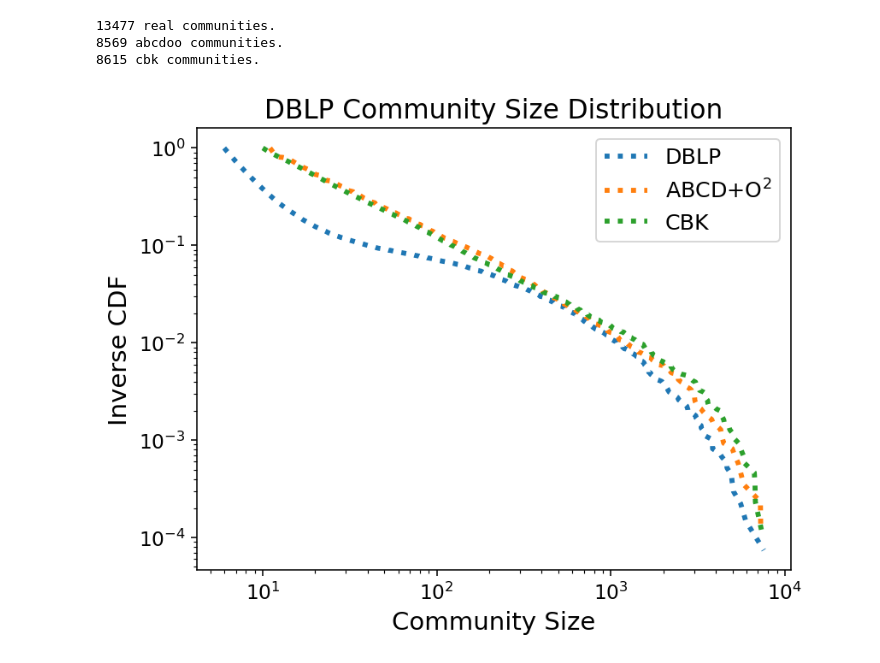
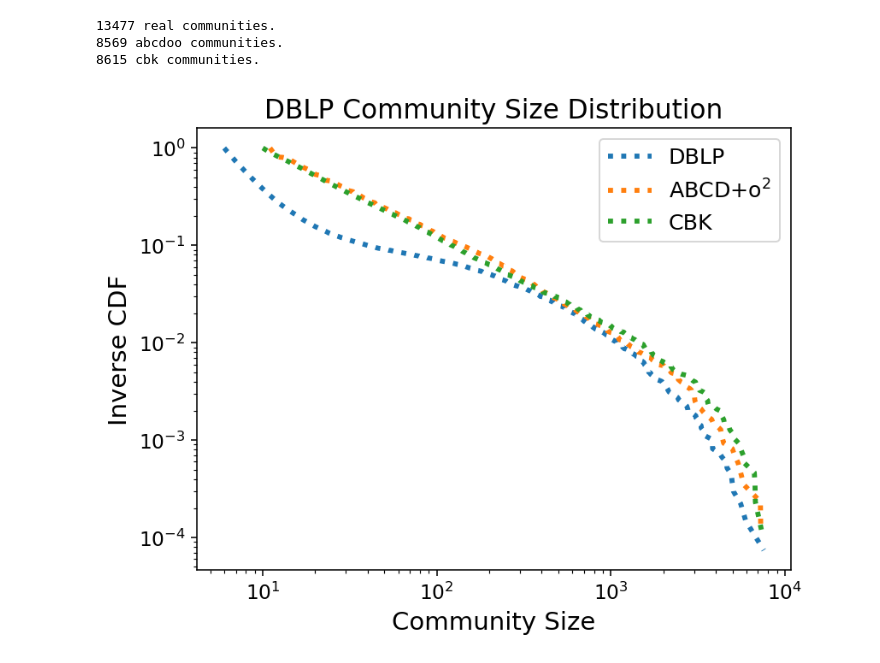
Before and after one commit to ftheberge/ABCDoo_Experiments, a Jupyter notebook: GraphProperties/community_size.ipynb, the cells around one changed output. Cells and saved outputs as stored; diff of their text form; code cells hidden in the pictures.

Commit message:
Fix legend typo

```diff
--- a/GraphProperties/community_size.ipynb
+++ b/GraphProperties/community_size.ipynb
@@ -6,31 +6,31 @@ from load_graph import *
 # %%
 ## DBLP graph
 _, real = load_snap("data/com-dblp.ungraph.txt", "data/com-dblp.all.cmty.txt")
 abcdoo, _ = load_coms("data/abcdoo_dblp_d2_com.dat", True)
 cbk, _ = load_coms("data/cbk_dblp.dat", True)
 
 print(f"{len(real)} real communities.")
 print(f"{len(abcdoo)} abcdoo communities.")
 print(f"{len(cbk)} cbk communities.")
 
 options = [real, abcdoo, cbk]
-names = ["DBLP", r"ABCD+O$^2$", "CBK"]
+names = ["DBLP", r"ABCD+o$^2$", "CBK"]
 fig, ax = plt.subplots()
 for coms, name in zip(options, names):
     X = powerlaw.Fit([len(x) for x in coms], xmin=1) # actual fit does not matter
     X.plot_ccdf(ax=ax, linewidth=3, original_data=False, linestyle=":", label=name)
 
 ax.set_title("DBLP Community Size Distribution", fontsize=16)
 ax.legend(fontsize=13)
 ax.set_xlabel("Community Size", fontsize=15)
 ax.set_ylabel("Inverse CDF", fontsize=15)
 ax.tick_params(labelsize=12)
 fig.set_dpi(140)
 # %% [output]
 13477 real communities.
 8569 abcdoo communities.
 8615 cbk communities.
-[figure, old version]
+[figure, new version]
 # %%
 ## Amazon graph
 _, real = load_snap("data/com-amazon.ungraph.txt", "data/com-amazon.all.dedup.cmty.txt")
```
Also changed, not shown: parts of 2 cells of this notebook.
